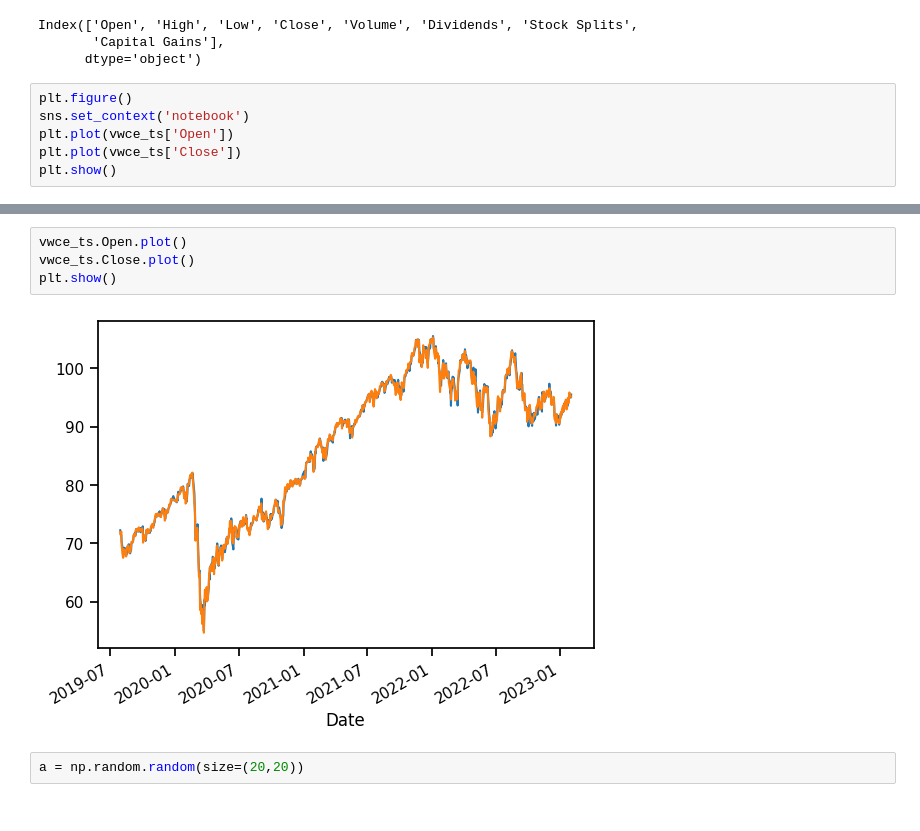
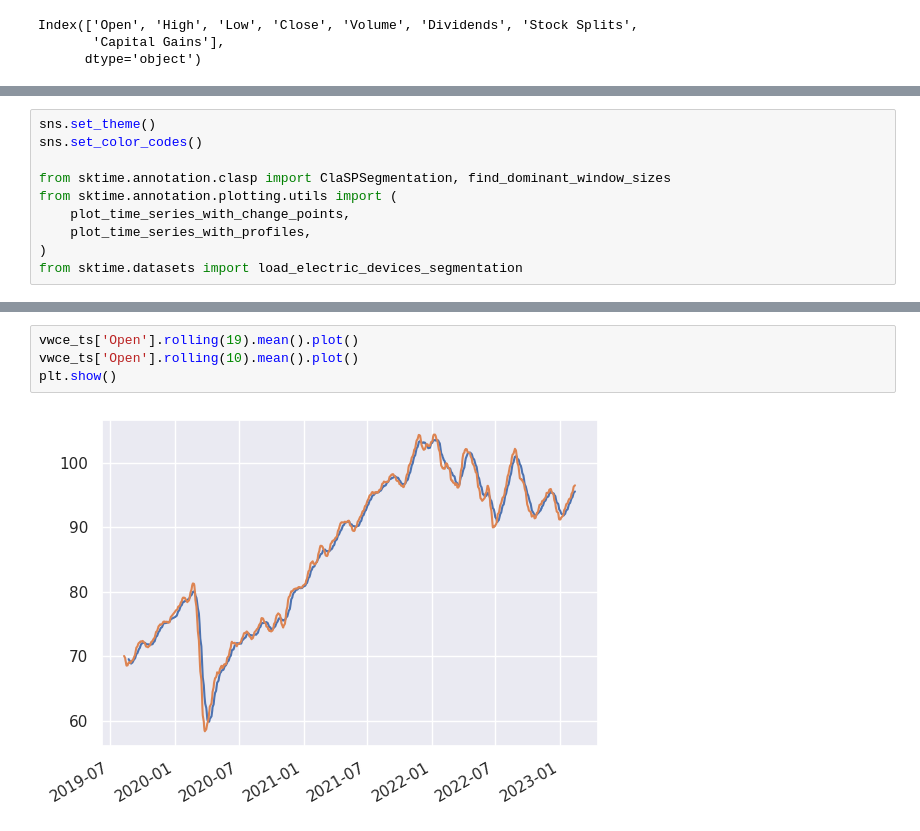
Before and after one commit to GianFree/timeseries, a Jupyter notebook: test.ipynb, the cells around one changed output, grey strips where cells are left out. Cells and saved outputs as stored; diff of their text form.

```diff
--- a/test.ipynb
+++ b/test.ipynb
@@ -16,9 +17,3 @@ vwce_ts.columns
 Index(['Open', 'High', 'Low', 'Close', 'Volume', 'Dividends', 'Stock Splits',
        'Capital Gains'],
       dtype='object')
-# %%
-plt.figure()
-sns.set_context('notebook')
-plt.plot(vwce_ts['Open'])
-plt.plot(vwce_ts['Close'])
-plt.show()
@@ -38,0 +98,10 @@ plt.show()
+# %%
+sns.set_theme()
+sns.set_color_codes()
+
+from sktime.annotation.clasp import ClaSPSegmentation, find_dominant_window_sizes
+from sktime.annotation.plotting.utils import (
+    plot_time_series_with_change_points,
+    plot_time_series_with_profiles,
+)
+from sktime.datasets import load_electric_devices_segmentation
@@ -39,8 +157,6 @@ plt.show()
 # %%
-vwce_ts.Open.plot()
-vwce_ts.Close.plot()
+vwce_ts['Open'].rolling(19).mean().plot()
+vwce_ts['Open'].rolling(10).mean().plot()
 plt.show()
 # %% [output]
-[figure, old version]
+[figure, new version]
-# %%
-a = np.random.random(size=(20,20))
```
Also changed, not shown: parts of 34 cells of this notebook, 1 other file.
